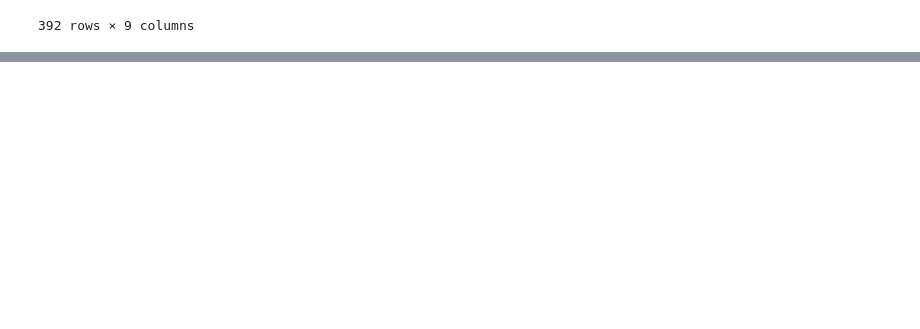
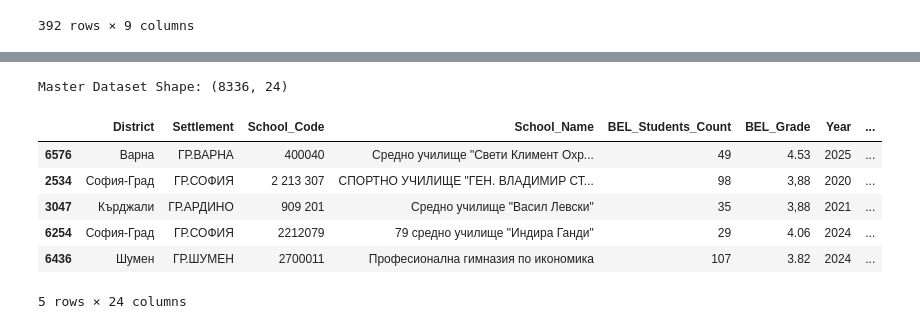
Before and after one commit to Nalyan-Beytula/Machine-Learning, a Jupyter notebook: predicting_dzi_grades_ml.ipynb, the cells around one changed output, grey strips where cells are left out. Saved outputs shown, nothing was run; the diff lists cells and outputs as text; code cells hidden in the pictures; blank space fills up the shorter version.

Commit message:
Data standardization and master merge

```diff
--- a/predicting_dzi_grades_ml.ipynb
+++ b/predicting_dzi_grades_ml.ipynb
@@ -304,0 +314,35 @@ edu_long
+# %%
+# 1. Standardize target variables across ALL datasets to prevent case-sensitivity failures
+all_datasets = [dzi_full, income_long, labor_long, edu_long]
+
+for dataset in all_datasets:
+    # Ensure District is formatted
+    if 'District' in dataset.columns:
+        dataset['District'] = dataset['District'].astype(str).str.strip().str.title()
+
+    # Ensure Year is a clean integer
+    if 'Year' in dataset.columns:
+        dataset['Year'] = pd.to_numeric(dataset['Year'], errors='coerce').astype('Int64')
+
+# 2. Execute the Final Merges (Left joins to keep all DZI school records)
+# Merge DZI with Income data
+master_data = pd.merge(dzi_full, income_long, on=['District', 'Year'], how='left')
+
+# Merge with Labor data
+master_data = pd.merge(master_data, labor_long, on=['District', 'Year'], how='left')
+
+# Merge with Educational Macro data
+master_data = pd.merge(master_data, edu_long, on=['District', 'Year'], how='left')
+
+# Verification
+print(f"Master Dataset Shape: {master_data.shape}")
+display(master_data.sample(5))
+# %% [output]
+Master Dataset Shape: (8336, 24)
+|  | District | Settlement | School_Code | School_Name | BEL_Students_Count | BEL_Grade | Year | ... |
+| 6576 | Варна | ГР.ВАРНА | 400040 | Средно училище "Свети Климент Охр... | 49 | 4.53 | 2025 | ... |
+| 2534 | София-Град | ГР.СОФИЯ | 2 213 307 | СПОРТНО УЧИЛИЩЕ "ГЕН. ВЛАДИМИР СТ... | 98 | 3,88 | 2020 | ... |
+| 3047 | Кърджали | ГР.АРДИНО | 909 201 | Средно училище "Васил Левски" | 35 | 3,88 | 2021 | ... |
+| 6254 | София-Град | ГР.СОФИЯ | 2212079 | 79 средно училище "Индира Ганди" | 29 | 4.06 | 2024 | ... |
+| 6436 | Шумен | ГР.ШУМЕН | 2700011 | Професионална гимназия по икономика | 107 | 3.82 | 2024 | ... |
+5 rows × 24 columns
```
Also changed, not shown: parts of 1 cell of this notebook.
